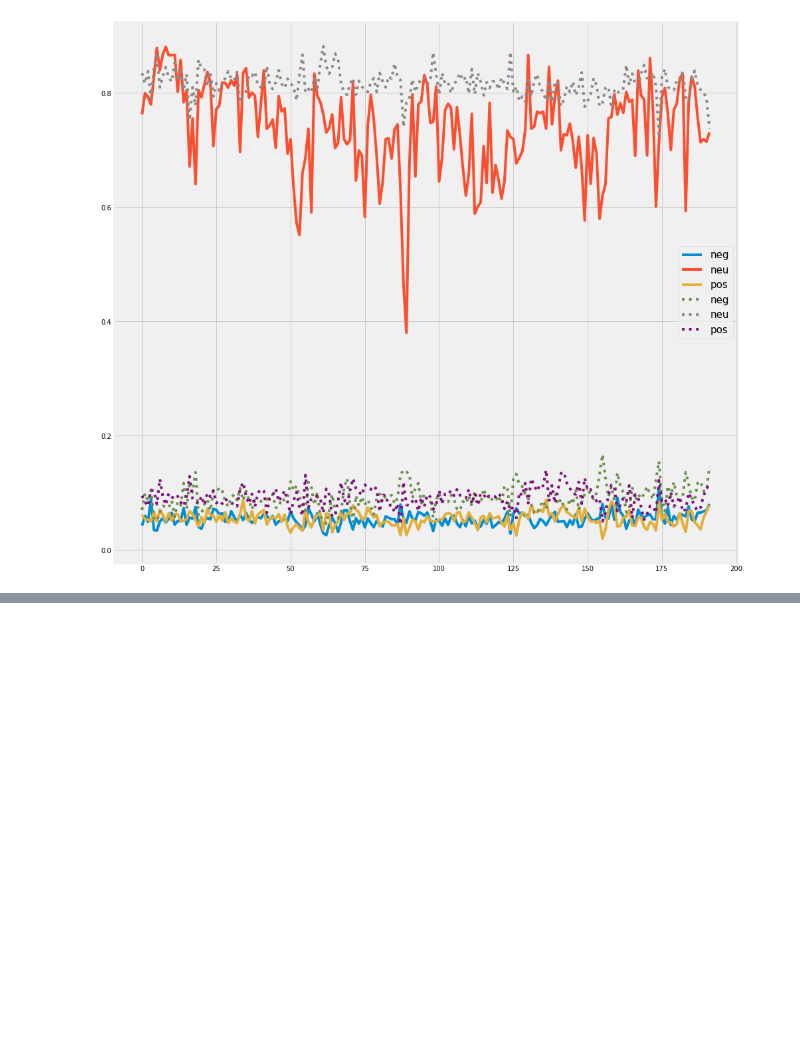
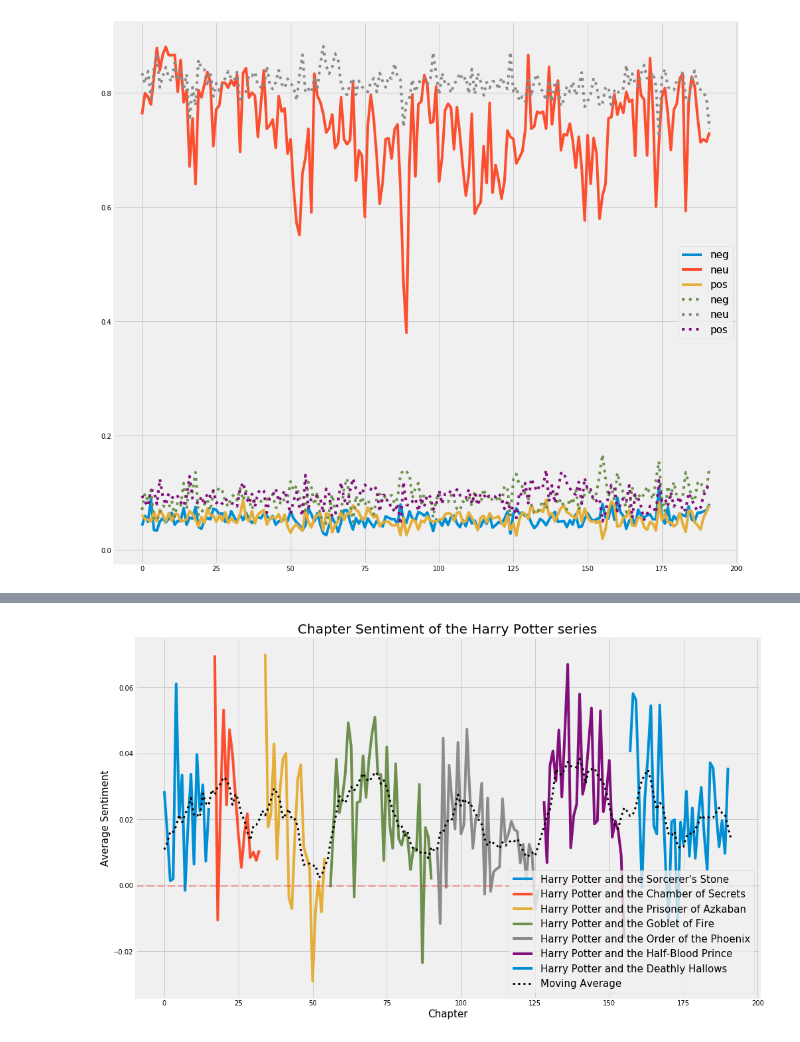
Before and after one commit to raffg/harry_potter_nlp, a Jupyter notebook: sentiment_analysis.ipynb, the cells around one changed output, grey strips where cells are left out. Drawn from its saved outputs; the diff is of its cells as text; code cells hidden in the pictures; blank space fills up the shorter version.

```diff
--- a/sentiment_analysis.ipynb
+++ b/sentiment_analysis.ipynb
@@ -422,0 +534,18 @@ plt.show()
+# %%
+p = Blobber(analyzer=PatternAnalyzer())
+# %%
+for book in hp4:
+    print(book)
+    for chapter in hp4[book]:
+        print('  ', hp4[book][chapter][0])
+        text = hp4[book][chapter][1].replace('\n', '')
+        sentence_list = tokenize.sent_tokenize(text)
+        sentiments4 = 0
+
+        for sentence in sentence_list:
+            sentiments4 += p(sentence).sentiment.polarity
+
+        sentiments4 = sentiments4 / len(sentence_list)
+
+        hp4[book][chapter] = (hp4[book][chapter][0], hp4[book][chapter][1], sentiments4)
+    print()
@@ -422,0 +570,19 @@ plt.show()
+# %%
+length = sum([len(hp4[book]) for book in hp4])
+x = np.linspace(0, length - 1, num=length)
+y = [hp4[book][chapter][2] for book in hp4 for chapter in hp4[book]]
+
+plt.figure(figsize=(15, 10))
+for book in book_indices:
+    plt.plot(x[book_indices[book][0]: book_indices[book][1]],
+             y[book_indices[book][0]: book_indices[book][1]],
+             label=book)
+plt.plot(movingaverage(y, 10), color='k', linewidth=3, linestyle=':', label = 'Moving Average')
+plt.axhline(y=0, xmin=0, xmax=length, alpha=.25, color='r', linestyle='--', linewidth=3)
+plt.legend(loc='best', fontsize=15)
+plt.title('Chapter Sentiment of the Harry Potter series', fontsize=20)
+plt.xlabel('Chapter', fontsize=15)
+plt.ylabel('Average Sentiment', fontsize=15)
+plt.show()
+# %% [output]
+[figure, added]
```
Also changed, not shown: parts of 14 cells of this notebook.
